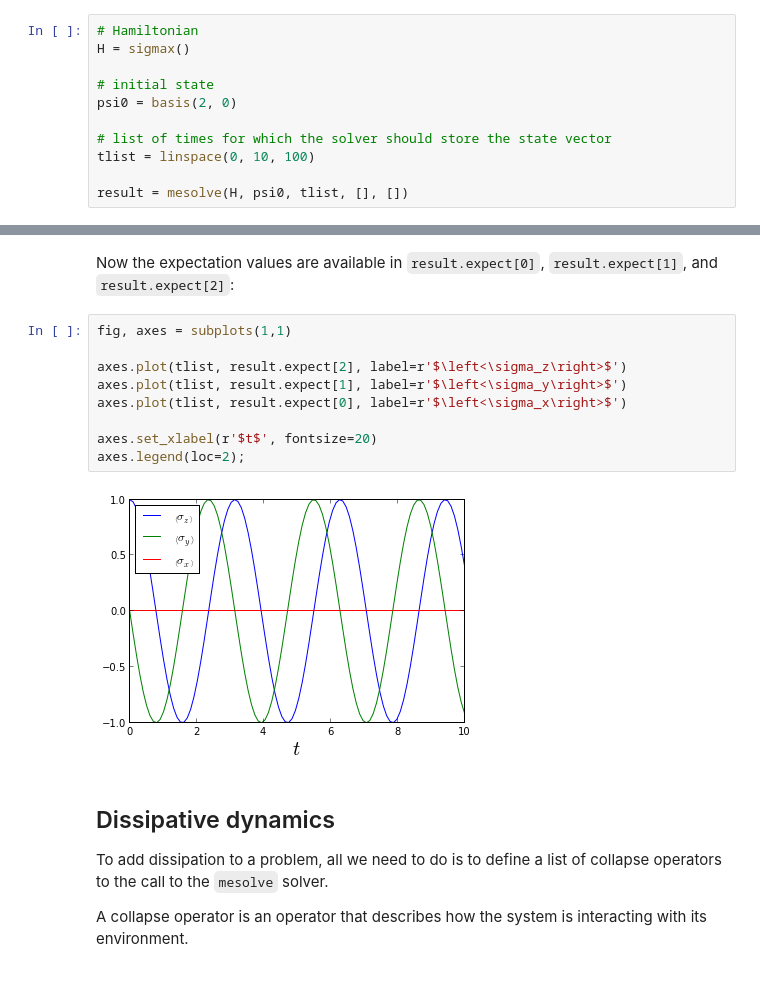
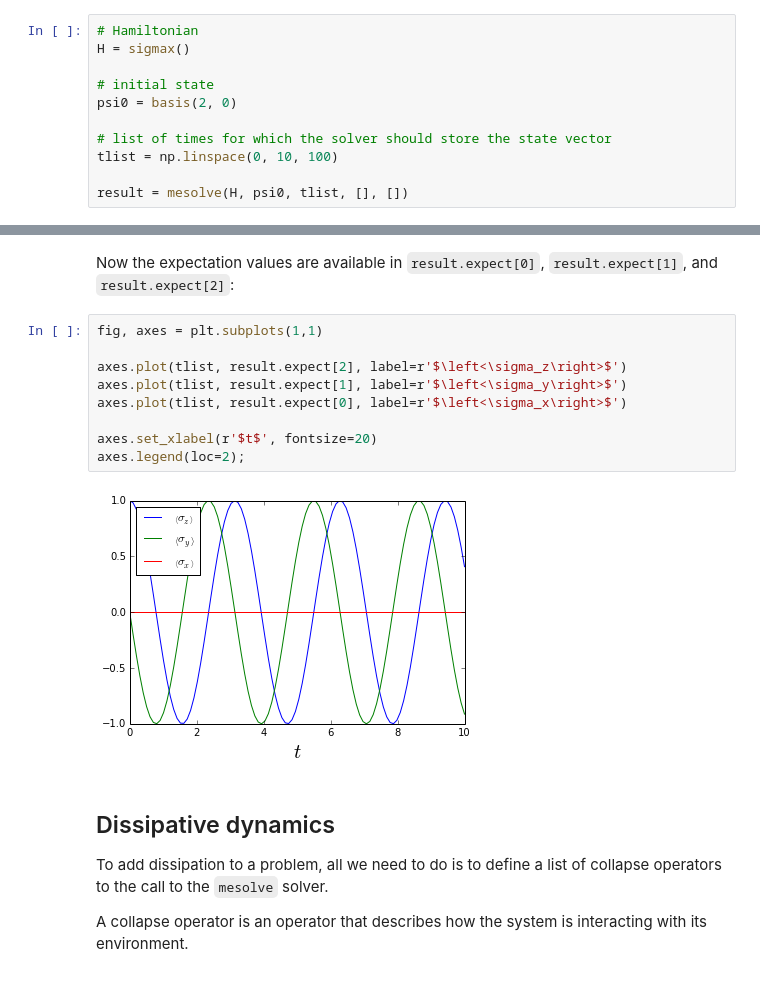
Before and after one commit to jrjohansson/qutip-lectures, a Jupyter notebook: Lecture-0-Introduction-to-QuTiP.ipynb, the cells around one changed output, grey strips where cells are left out. Saved outputs shown, nothing was run; the diff lists cells and outputs as text.

```diff
--- a/Lecture-0-Introduction-to-QuTiP.ipynb
+++ b/Lecture-0-Introduction-to-QuTiP.ipynb
@@ -375,7 +377,7 @@ H = sigmax()
 psi0 = basis(2, 0)
 
 # list of times for which the solver should store the state vector
-tlist = linspace(0, 10, 100)
+tlist = np.linspace(0, 10, 100)
 
 result = mesolve(H, psi0, tlist, [], [])
 # %%
@@ -444,16 +446,16 @@ result = mesolve(H, psi0, tlist, [], [sigmax(), sigmay(), sigmaz()])
 # %% [markdown]
 Now the expectation values are available in `result.expect[0]`, `result.expect[1]`, and `result.expect[2]`:
 # %%
-fig, axes = subplots(1,1)
+fig, axes = plt.subplots(1,1)
 
 axes.plot(tlist, result.expect[2], label=r'$\left<\sigma_z\right>$')
 axes.plot(tlist, result.expect[1], label=r'$\left<\sigma_y\right>$')
 axes.plot(tlist, result.expect[0], label=r'$\left<\sigma_x\right>$')
 
 axes.set_xlabel(r'$t$', fontsize=20)
 axes.legend(loc=2);
 # %% [output]
-[figure, old version]
+[figure, new version]
 # %% [markdown]
 ## Dissipative dynamics
 
```
Also changed, not shown: parts of 38 cells of this notebook.
